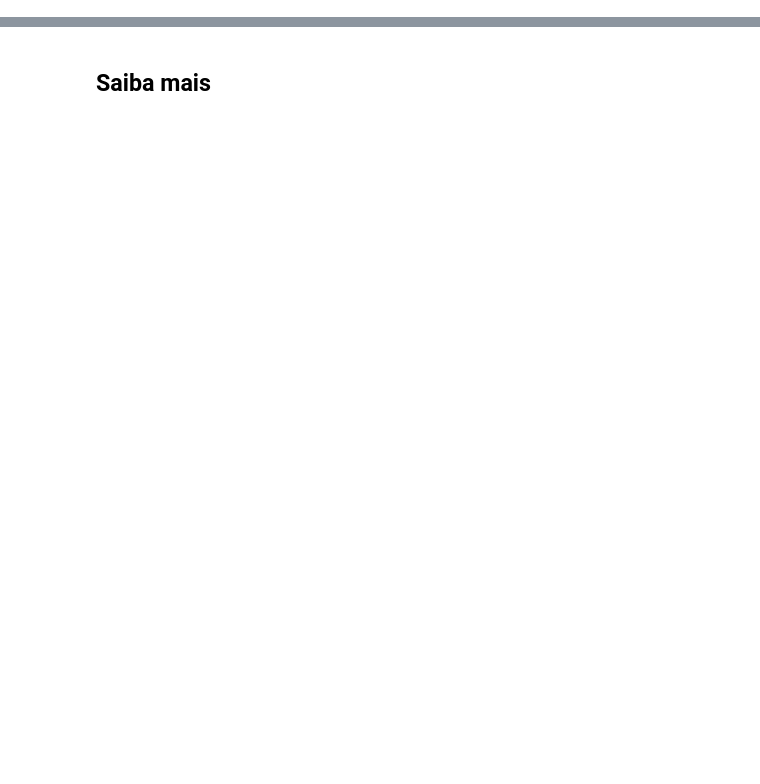
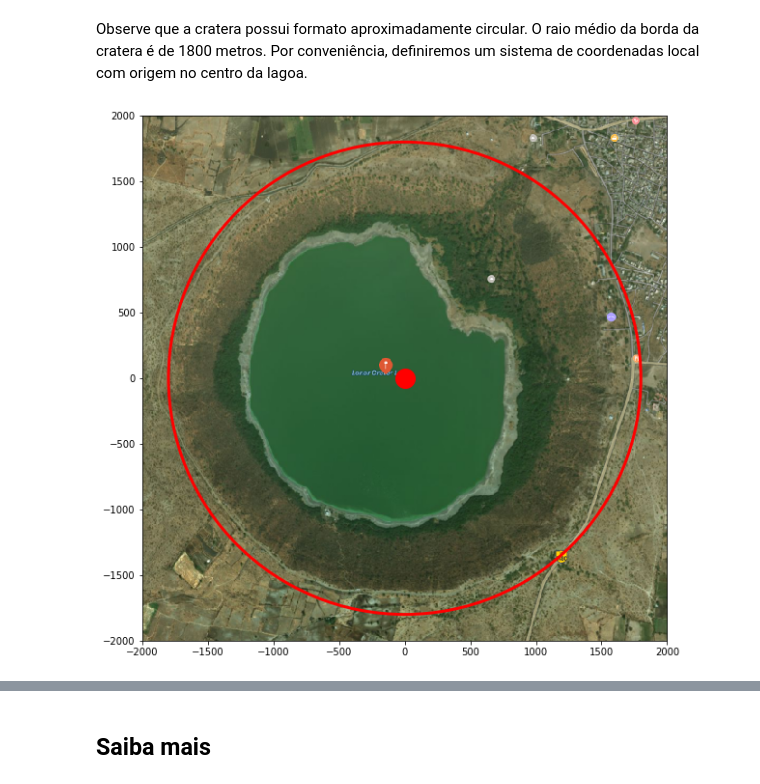
Before and after one commit to vicentehelano/teaching, a Jupyter notebook: ufca/calculo-numerico/2019-2/atividade-pratica-06/atividade-pratica-06.ipynb, the cells around one changed output, grey strips where cells are left out. Saved outputs shown, nothing was run; the diff lists cells and outputs as text; code cells hidden in the pictures; blank space fills up the shorter version.

```diff
--- a/ufca/calculo-numerico/2019-2/atividade-pratica-06/atividade-pratica-06.ipynb
+++ b/ufca/calculo-numerico/2019-2/atividade-pratica-06/atividade-pratica-06.ipynb
@@ -14,0 +30,7 @@ Os detalhes do edital são apresentados a seguir.</p>
+# %%
+import numpy as np
+import matplotlib.pyplot as plt
+
+img = plt.imread("lonar-topo.png")
+fig, ax = plt.subplots(figsize=(10,10))
+ax.imshow(img,extent=[-2000,2000,-2000,2000])
@@ -14,0 +40,10 @@ Os detalhes do edital são apresentados a seguir.</p>
+# %% [markdown]
+Observe que a cratera possui formato aproximadamente circular. O raio médio da borda da cratera é de 1800 metros. Por conveniência, definiremos um sistema de coordenadas local com origem no centro da lagoa.
+# %%
+import matplotlib.patches as patches
+circulo = patches.Circle((0, 0), radius=1800, fill=None, linewidth=3, color='r')
+ax.add_artist(circulo)
+ax.plot([0],[0],'o',color='r',markersize=20)
+fig
+# %% [output]
+[figure, added]
```
Also changed, not shown: parts of 43 cells of this notebook, 7 other files.
